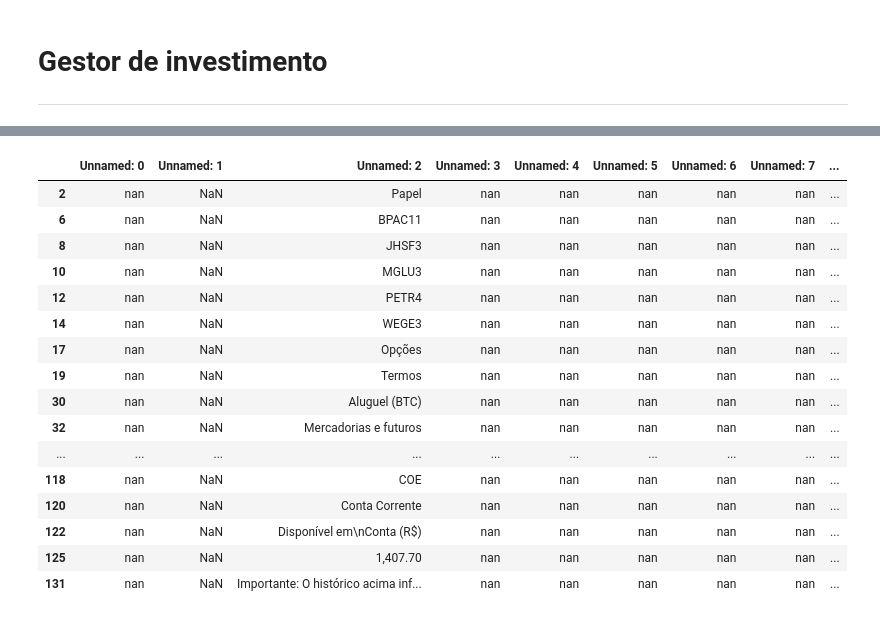
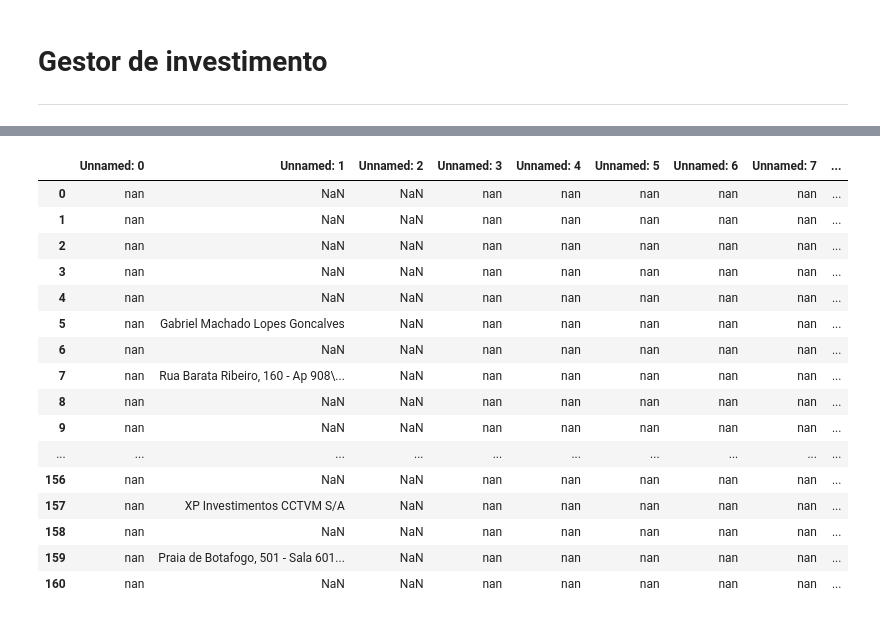
Before and after one commit to gabrielmlg/finance-app, a Jupyter notebook: notebooks/sandbox.ipynb, the cells around one changed output, grey strips where cells are left out. Saved outputs shown, nothing was run; the diff lists cells and outputs as text; code cells hidden in the pictures.

```diff
--- a/notebooks/sandbox.ipynb
+++ b/notebooks/sandbox.ipynb
@@ -75,20 +81,20 @@ Name: 14, dtype: object
-# %%
-df[~df['Unnamed: 2'].isnull()]
-# %% [output]
-|  | Unnamed: 0 | Unnamed: 1 | Unnamed: 2 | Unnamed: 3 | Unnamed: 4 | Unnamed: 5 | Unnamed: 6 | Unnamed: 7 | ... |
-| 2 | nan | NaN | Papel | nan | nan | nan | nan | nan | ... |
-| 6 | nan | NaN | BPAC11 | nan | nan | nan | nan | nan | ... |
-| 8 | nan | NaN | JHSF3 | nan | nan | nan | nan | nan | ... |
-| 10 | nan | NaN | MGLU3 | nan | nan | nan | nan | nan | ... |
-| 12 | nan | NaN | PETR4 | nan | nan | nan | nan | nan | ... |
-| 14 | nan | NaN | WEGE3 | nan | nan | nan | nan | nan | ... |
-| 17 | nan | NaN | Opções | nan | nan | nan | nan | nan | ... |
-| 19 | nan | NaN | Termos | nan | nan | nan | nan | nan | ... |
-| 30 | nan | NaN | Aluguel (BTC) | nan | nan | nan | nan | nan | ... |
-| 32 | nan | NaN | Mercadorias e futuros | nan | nan | nan | nan | nan | ... |
-| ... | ... | ... | ... | ... | ... | ... | ... | ... | ... |
-| 118 | nan | NaN | COE | nan | nan | nan | nan | nan | ... |
-| 120 | nan | NaN | Conta Corrente | nan | nan | nan | nan | nan | ... |
-| 122 | nan | NaN | Disponível em\nConta (R$) | nan | nan | nan | nan | nan | ... |
-| 125 | nan | NaN | 1,407.70 | nan | nan | nan | nan | nan | ... |
-| 131 | nan | NaN | Importante: O histórico acima inf... | nan | nan | nan | nan | nan | ... |
+# %%
+df
+# %% [output]
+|  | Unnamed: 0 | Unnamed: 1 | Unnamed: 2 | Unnamed: 3 | Unnamed: 4 | Unnamed: 5 | Unnamed: 6 | Unnamed: 7 | ... |
+| 0 | nan | NaN | NaN | nan | nan | nan | nan | nan | ... |
+| 1 | nan | NaN | NaN | nan | nan | nan | nan | nan | ... |
+| 2 | nan | NaN | NaN | nan | nan | nan | nan | nan | ... |
+| 3 | nan | NaN | NaN | nan | nan | nan | nan | nan | ... |
+| 4 | nan | NaN | NaN | nan | nan | nan | nan | nan | ... |
+| 5 | nan | Gabriel Machado Lopes Goncalves | NaN | nan | nan | nan | nan | nan | ... |
+| 6 | nan | NaN | NaN | nan | nan | nan | nan | nan | ... |
+| 7 | nan | Rua Barata Ribeiro, 160 - Ap 908\... | NaN | nan | nan | nan | nan | nan | ... |
+| 8 | nan | NaN | NaN | nan | nan | nan | nan | nan | ... |
+| 9 | nan | NaN | NaN | nan | nan | nan | nan | nan | ... |
+| ... | ... | ... | ... | ... | ... | ... | ... | ... | ... |
+| 156 | nan | NaN | NaN | nan | nan | nan | nan | nan | ... |
+| 157 | nan | XP Investimentos CCTVM S/A | NaN | nan | nan | nan | nan | nan | ... |
+| 158 | nan | NaN | NaN | nan | nan | nan | nan | nan | ... |
+| 159 | nan | Praia de Botafogo, 501 - Sala 601... | NaN | nan | nan | nan | nan | nan | ... |
+| 160 | nan | NaN | NaN | nan | nan | nan | nan | nan | ... |
```
Also changed, not shown: parts of 5 cells of this notebook.
